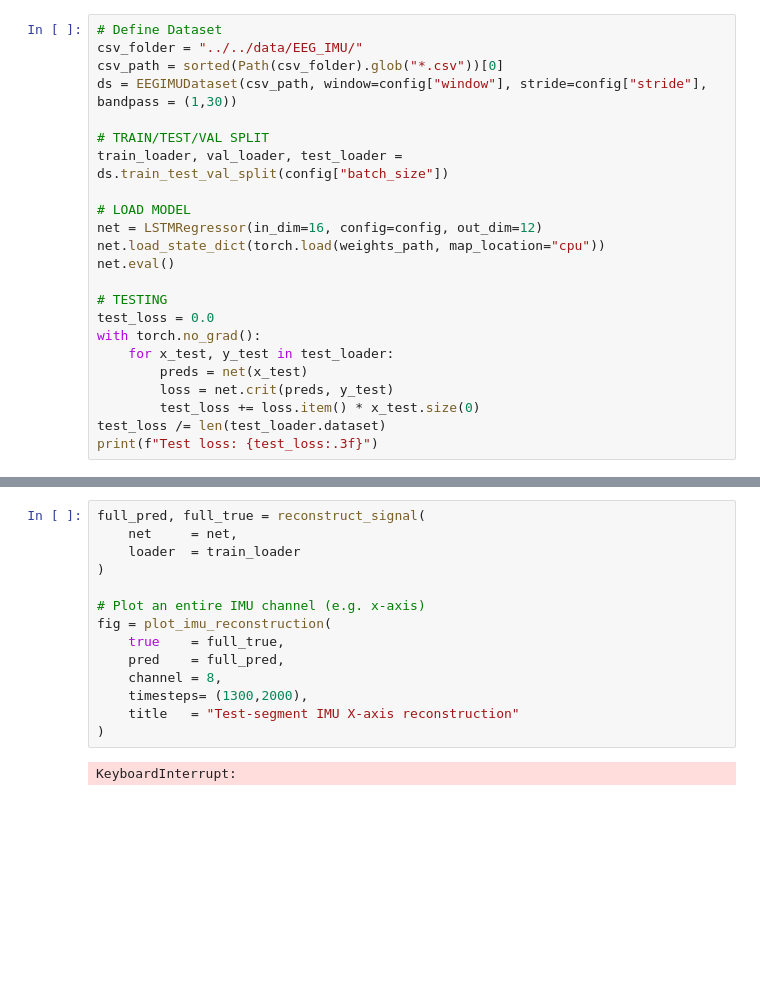
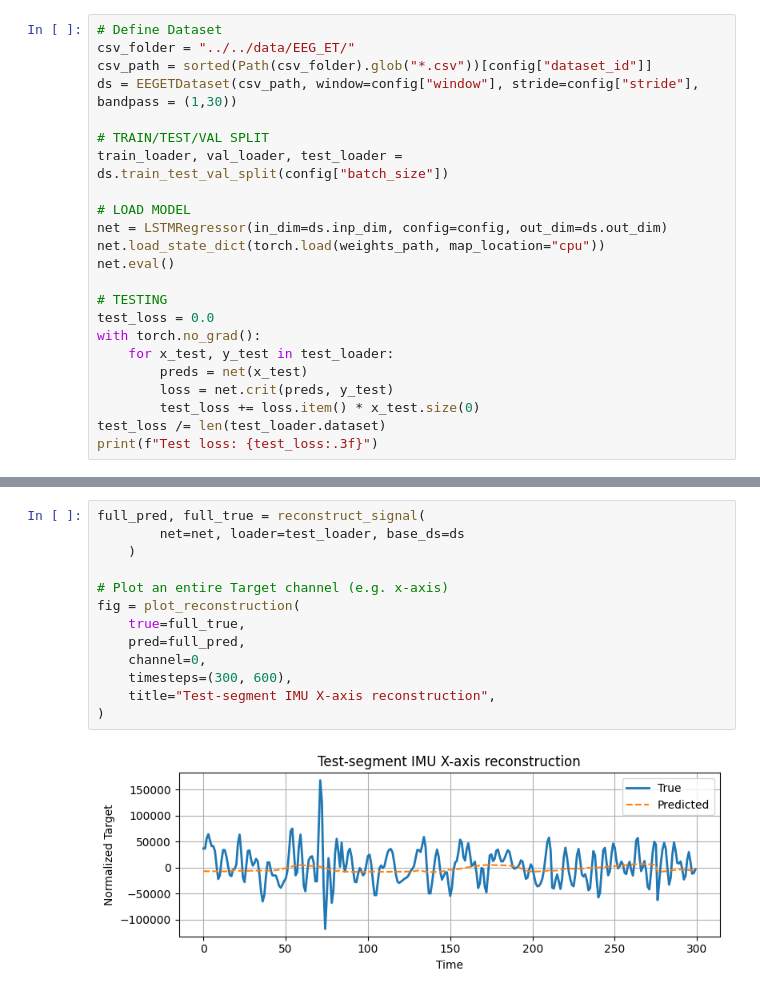
Before and after one commit to davidjaehrling/LSTM, a Jupyter notebook: src/lstm_train/test.ipynb, the cells around one changed output, grey strips where cells are left out. Cells and saved outputs as stored; diff of their text form; blank space fills up the shorter version.

Commit message:
Added and refactored for eyeblink dataset

```diff
--- a/src/lstm_train/test.ipynb
+++ b/src/lstm_train/test.ipynb
@@ -15,14 +15,14 @@ with open(config_path, "r") as f:
 # %%
 # Define Dataset
-csv_folder = "../../data/EEG_IMU/"
-csv_path = sorted(Path(csv_folder).glob("*.csv"))[0]
-ds = EEGIMUDataset(csv_path, window=config["window"], stride=config["stride"], bandpass = (1,30))
+csv_folder = "../../data/EEG_ET/"
+csv_path = sorted(Path(csv_folder).glob("*.csv"))[config["dataset_id"]]
+ds = EEGETDataset(csv_path, window=config["window"], stride=config["stride"], bandpass = (1,30))
 
 # TRAIN/TEST/VAL SPLIT
 train_loader, val_loader, test_loader = ds.train_test_val_split(config["batch_size"])
 
 # LOAD MODEL
-net = LSTMRegressor(in_dim=16, config=config, out_dim=12)
+net = LSTMRegressor(in_dim=ds.inp_dim, config=config, out_dim=ds.out_dim)
 net.load_state_dict(torch.load(weights_path, map_location="cpu"))
 net.eval()
 
@@ -40,16 +40,15 @@ Test loss: 0.598
 # %%
 full_pred, full_true = reconstruct_signal(
-    net     = net,
-    loader  = train_loader
+        net=net, loader=test_loader, base_ds=ds
+    )
+
+# Plot an entire Target channel (e.g. x-axis)
+fig = plot_reconstruction(
+    true=full_true,
+    pred=full_pred,
+    channel=0,
+    timesteps=(300, 600),
+    title="Test-segment IMU X-axis reconstruction",
 )
-
-# Plot an entire IMU channel (e.g. x-axis)
-fig = plot_imu_reconstruction(
-    true    = full_true,
-    pred    = full_pred,
-    channel = 8,
-    timesteps= (1300,2000),
-    title   = "Test-segment IMU X-axis reconstruction"
-)
 # %% [output]
-KeyboardInterrupt:
+[figure, added]
```
Also changed, not shown: parts of 5 cells of this notebook, 9 other files.
